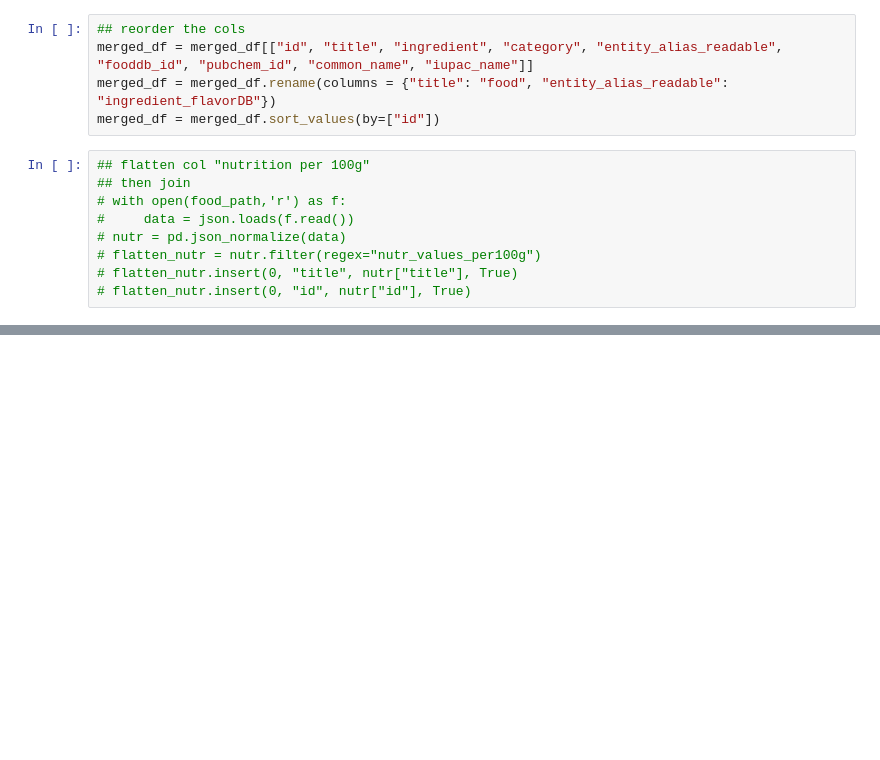
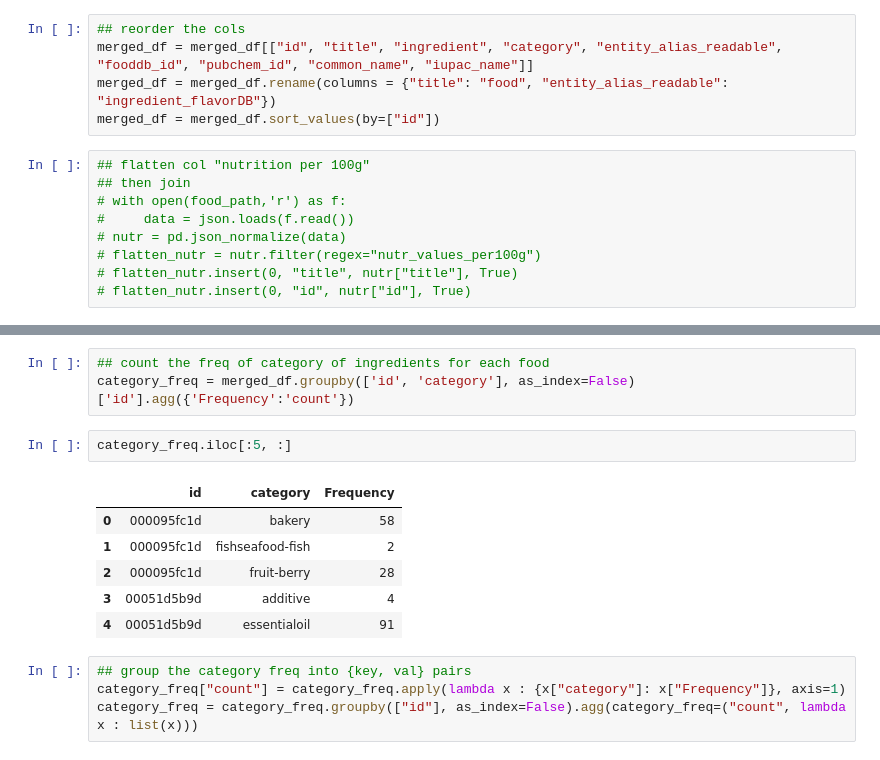
Before and after one commit to jhwaffles/cse6242-team58-project, a Jupyter notebook: data_prep/data_prep.ipynb, the cells around one changed output, grey strips where cells are left out. Drawn from its saved outputs; the diff is of its cells as text; blank space fills up the shorter version.

```diff
--- a/data_prep/data_prep.ipynb
+++ b/data_prep/data_prep.ipynb
@@ -165,6 +166,22 @@ memory usage: 760.6+ KB
 | 205 | 000095fc1d | Yogurt Parfaits | cereals ready-to-eat, granola, ho... | bakery | Wholewheat Bread | FDB003296 | 11579 | Levulinic Acid | ... |
 | 206 | 000095fc1d | Yogurt Parfaits | cereals ready-to-eat, granola, ho... | bakery | Wholewheat Bread | FDB012137 | 8194 | Dodecanal | ... |
 | 207 | 000095fc1d | Yogurt Parfaits | cereals ready-to-eat, granola, ho... | bakery | Wholewheat Bread | FDB003311 | 5283335 | trans-2-Nonenal | ... |
+# %%
+## count the freq of category of ingredients for each food
+category_freq = merged_df.groupby(['id', 'category'], as_index=False)['id'].agg({'Frequency':'count'})
+# %%
+category_freq.iloc[:5, :]
+# %% [output]
+|  | id | category | Frequency |
+| 0 | 000095fc1d | bakery | 58 |
+| 1 | 000095fc1d | fishseafood-fish | 2 |
+| 2 | 000095fc1d | fruit-berry | 28 |
+| 3 | 00051d5b9d | additive | 4 |
+| 4 | 00051d5b9d | essentialoil | 91 |
+# %%
+## group the category freq into {key, val} pairs
+category_freq["count"] = category_freq.apply(lambda x : {x["category"]: x["Frequency"]}, axis=1)
+category_freq = category_freq.groupby(["id"], as_index=False).agg(category_freq=("count", lambda x : list(x)))
 # %%
 ## make set of molecules for each food
 unique_molecules = merged_df[["id", "food", "ingredient_flavorDB", "fooddb_id", "pubchem_id", "common_name"]]
```
Also changed, not shown: parts of 21 cells of this notebook, 1 other file.
